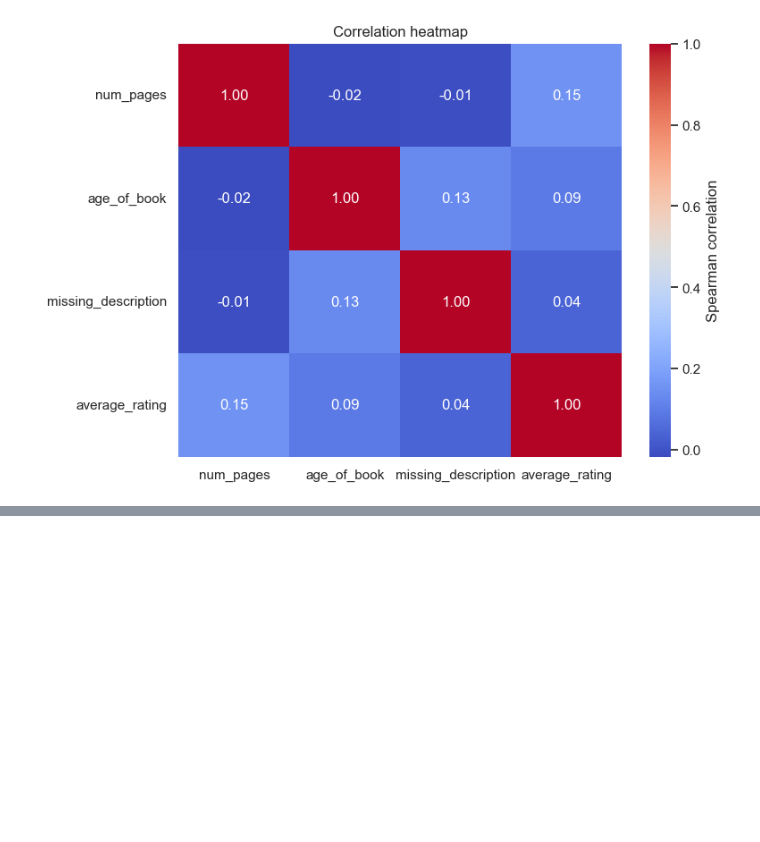
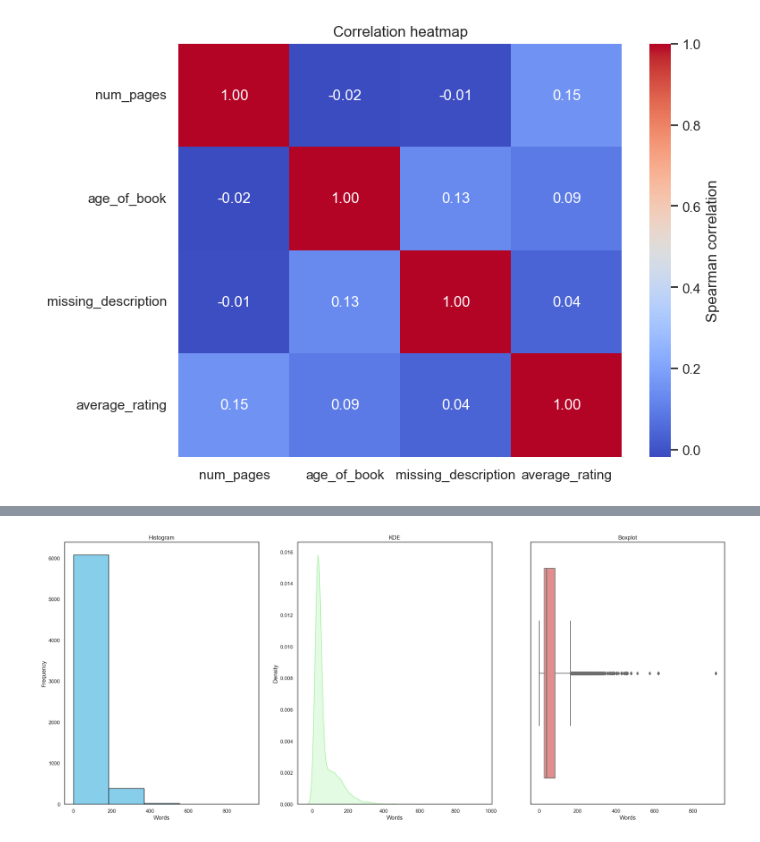
Before and after one commit to morteza-rp/book-recommender, a Jupyter notebook: data_exploration.ipynb, the cells around one changed output, grey strips where cells are left out. Cells and saved outputs as stored; diff of their text form; code cells hidden in the pictures; blank space fills up the shorter version.

```diff
--- a/data_exploration.ipynb
+++ b/data_exploration.ipynb
@@ -296,0 +276,8 @@ books[(books["description"].isna()) |
+# %%
+book_missing = books[~(books["description"].isna()) &
+      ~(books["num_pages"].isna()) &
+      ~(books["average_rating"].isna()) &
+      ~(books["published_year"].isna())
+]
+
+book_missing
@@ -296,0 +343,26 @@ books[(books["description"].isna()) |
+# %%
+# calculate the number of words in the 'description' column
+book_missing["words_in_description"] = book_missing["description"].str.split().str.len()
+# %%
+fig, axes = plt.subplots(1, 3, figsize=(25, 10))
+
+# Plot 1: Histogram
+axes[0].hist(book_missing["words_in_description"], bins=5, color="skyblue", edgecolor="black")
+axes[0].set_xlabel("Words")
+axes[0].set_ylabel("Frequency")
+axes[0].set_title("Histogram")
+
+# Plot 2: KDE
+sns.kdeplot(book_missing["words_in_description"], fill=True, color="lightgreen", ax=axes[1])
+axes[1].set_xlabel("Words")
+axes[1].set_ylabel("Density")
+axes[1].set_title("KDE")
+
+# Plot 3: Boxplot
+sns.boxplot(x=book_missing["words_in_description"], color="lightcoral", ax=axes[2])
+axes[2].set_xlabel("Words")
+axes[2].set_title("Boxplot")
+
+plt.show()
+# %% [output]
+[figure, added]
```
Also changed, not shown: parts of 6 cells of this notebook.
